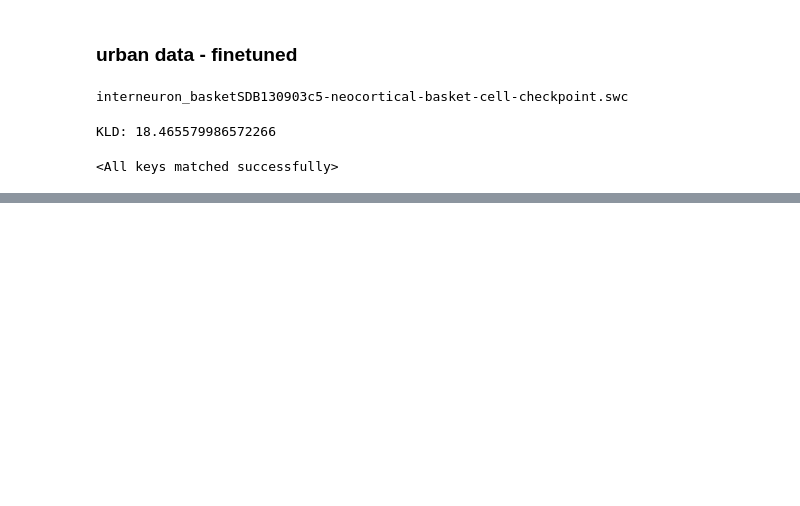
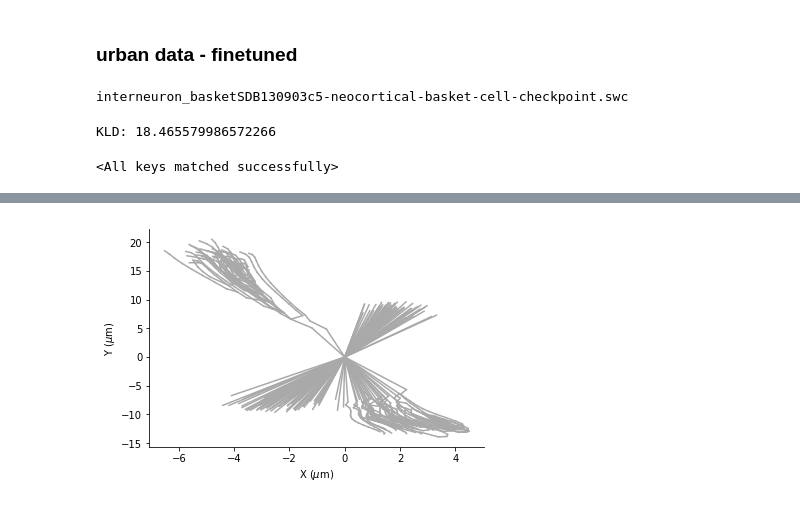
Before and after one commit to ellismith/morphvae, a Jupyter notebook: Cluster walks and sample neurons.ipynb, the cells around one changed output, grey strips where cells are left out. Drawn from its saved outputs; the diff is of its cells as text; code cells hidden in the pictures; blank space fills up the shorter version.

```diff
--- a/Cluster walks and sample neurons.ipynb
+++ b/Cluster walks and sample neurons.ipynb
@@ -806,0 +839,4 @@ KLD: 18.465579986572266
+# %%
+new_neurons[1].draw_2D(projection='xy')
+# %% [output]
+[figure, added]
```
Also changed, not shown: parts of 18 cells of this notebook.
